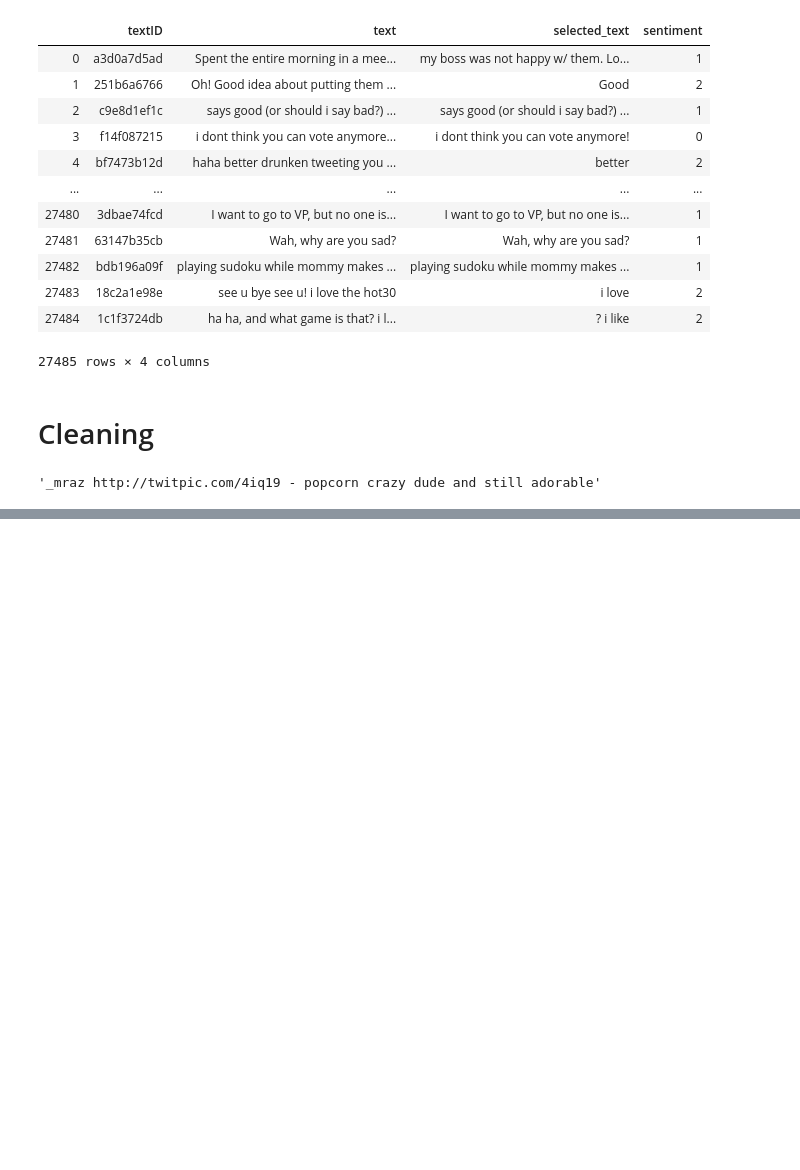
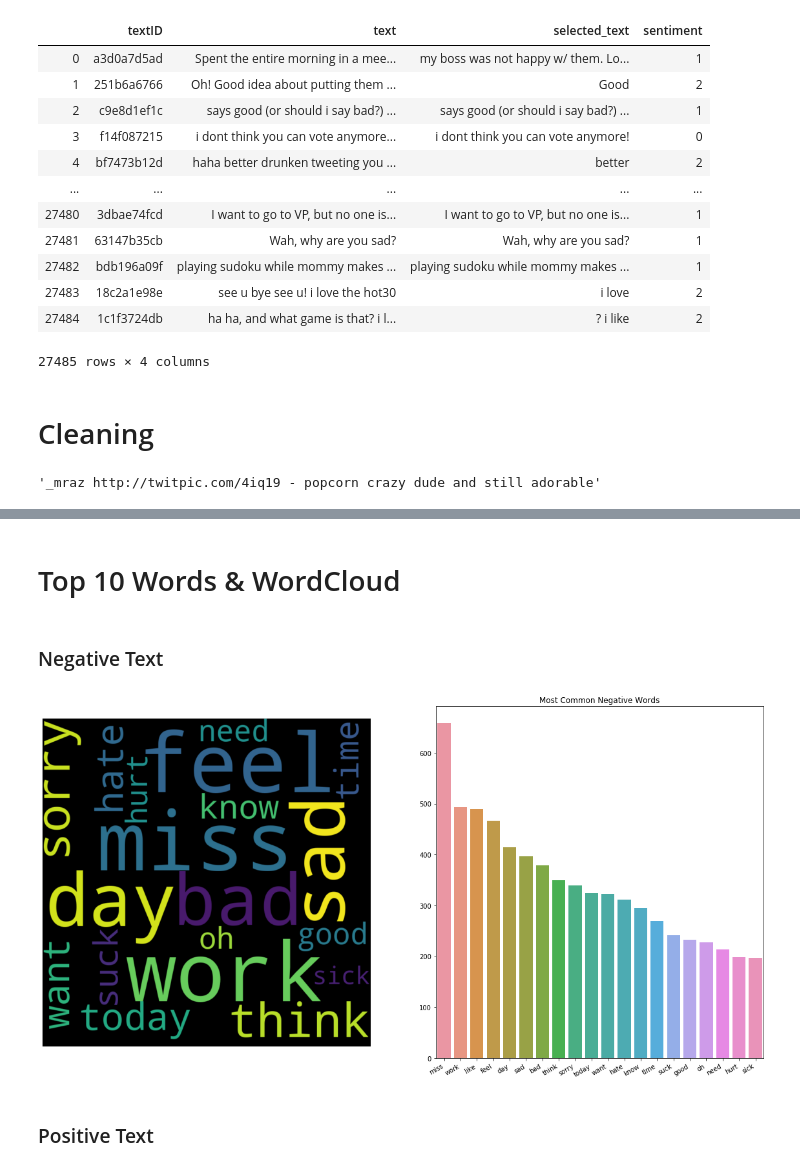
Before and after one commit to FreedomVAce/Tweet_Sentiment_Extraction, a Jupyter notebook: tweet_sentiment_extraction.ipynb, the cells around one changed output, grey strips where cells are left out. Cells and saved outputs as stored; diff of their text form; code cells hidden in the pictures; blank space fills up the shorter version.

```diff
--- a/tweet_sentiment_extraction.ipynb
+++ b/tweet_sentiment_extraction.ipynb
@@ -150,7 +152,7 @@ def clean_text(text_colmuns):
         tokens = [tok for tok in tokens if tok != '']
         tokens = [tok for tok in tokens if tok != '-PRON-']
         tokens = [tok for tok in tokens if tok not in stop_words]
-        tokens = [tok for tok in tokens if len(tok) > 2]
+        tokens = [tok for tok in tokens if len(tok) > 1]
         tokens = ' '.join(tokens)
         texts.append(tokens)
 
@@ -239,0 +164,41 @@ plt.show()
+# %%
+neg_text = [text for text in train[train['sentiment'] == 0]['clean_text']]
+neg_text = ' '.join(clean_text(neg_text)).split()
+
+net_text = [text for text in train[train['sentiment'] == 1]['clean_text']]
+net_text = ' '.join(clean_text(net_text)).split()
+
+pos_text = [text for text in train[train['sentiment'] == 2]['clean_text']]
+pos_text = ' '.join(clean_text(pos_text)).split()
+
+train_text = [text for text in train['clean_text']]
+# %% [markdown]
+# Top 10 Words & WordCloud
+# %% [markdown]
+### Negative Text
+# %%
+count_neg = Counter(neg_text)
+top_neg = count_neg.most_common(20)
+pd.DataFrame(top_neg);
+# %%
+neg_words = [word[0] for word in top_neg]
+neg_counts = [word[1] for word in top_neg]
+neg_reshape = ' '.join(neg_words)
+neg_wordcloud = WordCloud( width=800, height=800,
+                      random_state=50, max_font_size=200).generate(neg_reshape)
+# %%
+fig, ax = plt.subplots(1,2,figsize= (20,10))
+
+ax[0].imshow(neg_wordcloud, interpolation="bilinear")
+ax[0].axis('off')
+
+ax[1] = sns.barplot(x=neg_words, y=neg_counts)
+ax[1].set_title('Most Common Negative Words')
+plt.xticks(rotation=30, ha='right')
+
+
+plt.show()
+# %% [output]
+[figure, added]
+# %% [markdown]
+### Positive Text
```
Also changed, not shown: parts of 31 cells of this notebook.
